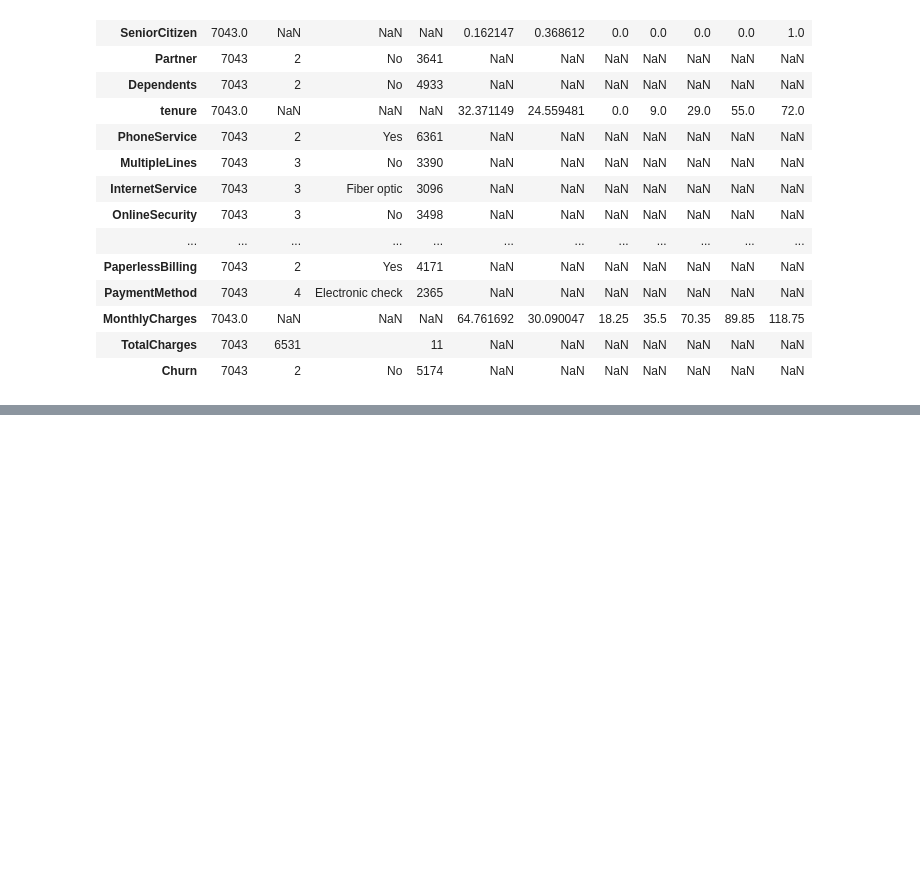
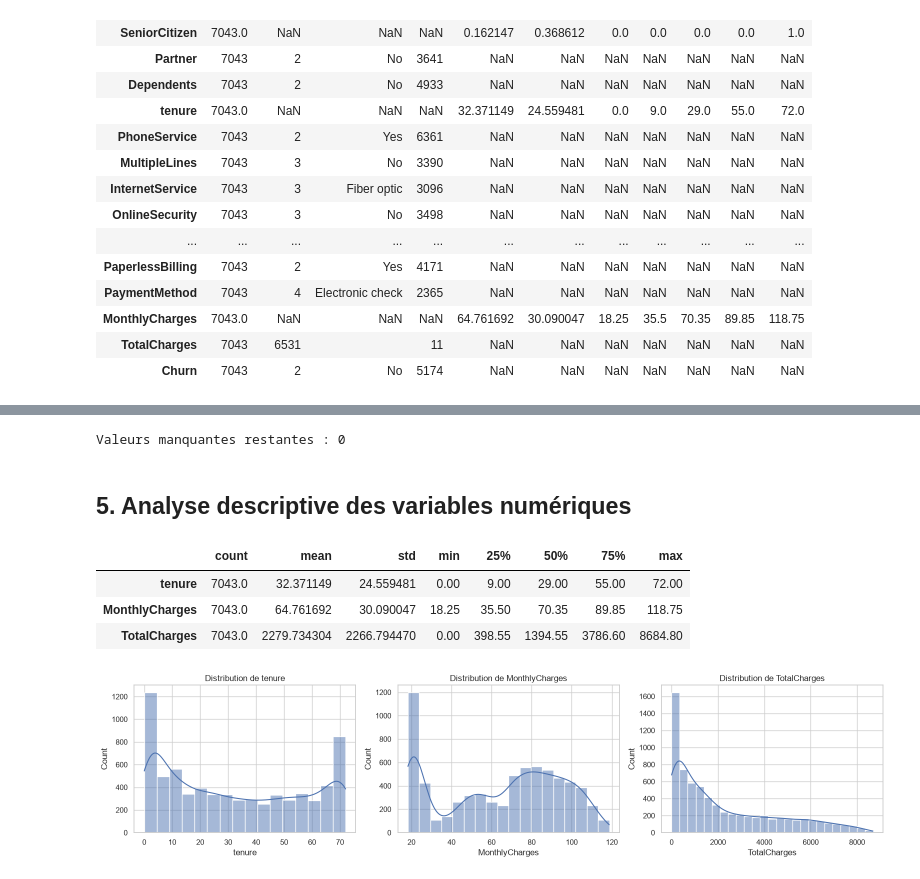
Before and after one commit to DL-CL/survival-churn-deeplearning, a Jupyter notebook: notebooks/01_eda_telco.ipynb, the cells around one changed output, grey strips where cells are left out. Saved outputs shown, nothing was run; the diff lists cells and outputs as text; code cells hidden in the pictures; blank space fills up the shorter version.

Commit message:
fix(eda): resolve Ruff notebook lint errors

```diff
--- a/notebooks/01_eda_telco.ipynb
+++ b/notebooks/01_eda_telco.ipynb
@@ -391,11 +119,0 @@ display(churn_by_internet.round(2))
-# %%
-for col in ["OnlineSecurity", "TechSupport"]:
-    print(f"\nTaux de churn selon {col} :")
-
-    churn_by_service = pd.crosstab(
-        df_raw[col],
-        df_raw["Churn"],
-        normalize="index"
-    ) * 100
-
-    display(churn_by_service.round(2))
@@ -638,0 +195,11 @@ L'analyse bivariée a mis en évidence plusieurs associations :
+# %%
+zero_tenure_missing = df_quality["TotalCharges"].isna() & df_quality["tenure"].eq(0)
+print(f"Valeurs manquantes avec tenure = 0 : {zero_tenure_missing.sum()}")
+print(
+    "Toutes les lignes concernées ont tenure = 0 :",
+    df_quality.loc[missing_total, "tenure"].eq(0).all(),
+)
+print(
+    "Toutes les lignes concernées ont Churn = No :",
+    df_quality.loc[missing_total, "Churn"].eq("No").all(),
+)
@@ -638,0 +214,32 @@ L'analyse bivariée a mis en évidence plusieurs associations :
+# %%
+df_clean = df_quality.copy()
+df_clean.loc[zero_tenure_missing, "TotalCharges"] = 0.0
+
+if df_clean["TotalCharges"].isna().any():
+    raise ValueError("Des valeurs TotalCharges restent manquantes.")
+
+df_clean["TotalCharges"] = df_clean["TotalCharges"].astype(float)
+print("Valeurs manquantes restantes :", int(df_clean.isna().sum().sum()))
+# %% [output]
+Valeurs manquantes restantes : 0
+# %% [markdown]
+## 5. Analyse descriptive des variables numériques
+# %%
+numeric_cols = ["tenure", "MonthlyCharges", "TotalCharges"]
+display(df_clean[numeric_cols].describe().T)
+# %% [output]
+|  | count | mean | std | min | 25% | 50% | 75% | max |
+| tenure | 7043.0 | 32.371149 | 24.559481 | 0.00 | 9.00 | 29.00 | 55.00 | 72.00 |
+| MonthlyCharges | 7043.0 | 64.761692 | 30.090047 | 18.25 | 35.50 | 70.35 | 89.85 | 118.75 |
+| TotalCharges | 7043.0 | 2279.734304 | 2266.794470 | 0.00 | 398.55 | 1394.55 | 3786.60 | 8684.80 |
+# %%
+fig, axes = plt.subplots(1, 3, figsize=(16, 4))
+
+for ax, col in zip(axes, numeric_cols, strict=False):
+    sns.histplot(data=df_clean, x=col, kde=True, ax=ax)
+    ax.set_title(f"Distribution de {col}")
+
+plt.tight_layout()
+plt.show()
+# %% [output]
+[figure, added]
```
Also changed, not shown: parts of 64 cells of this notebook.
